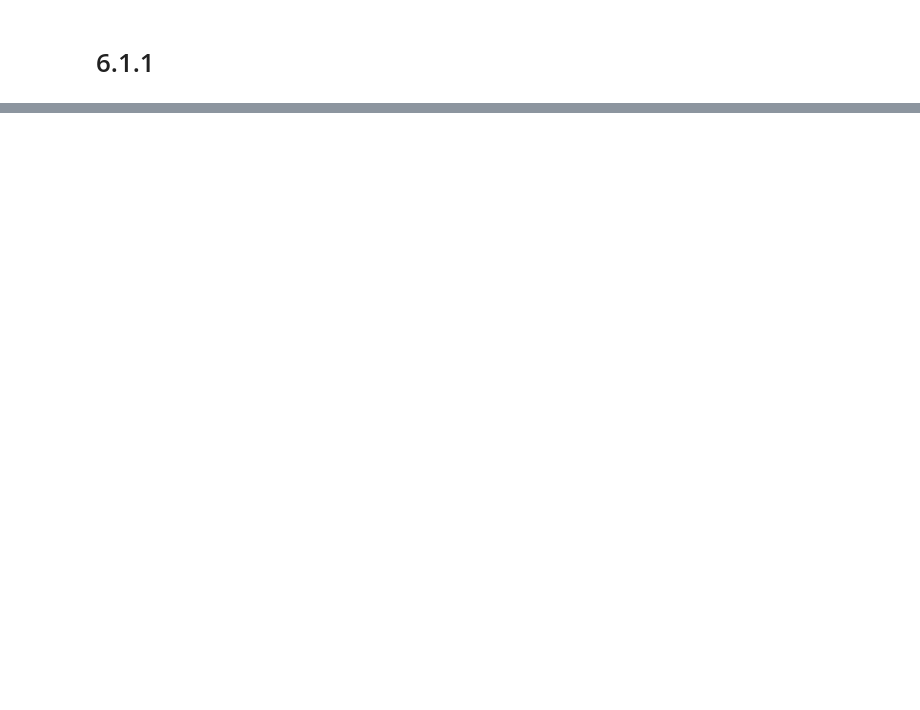
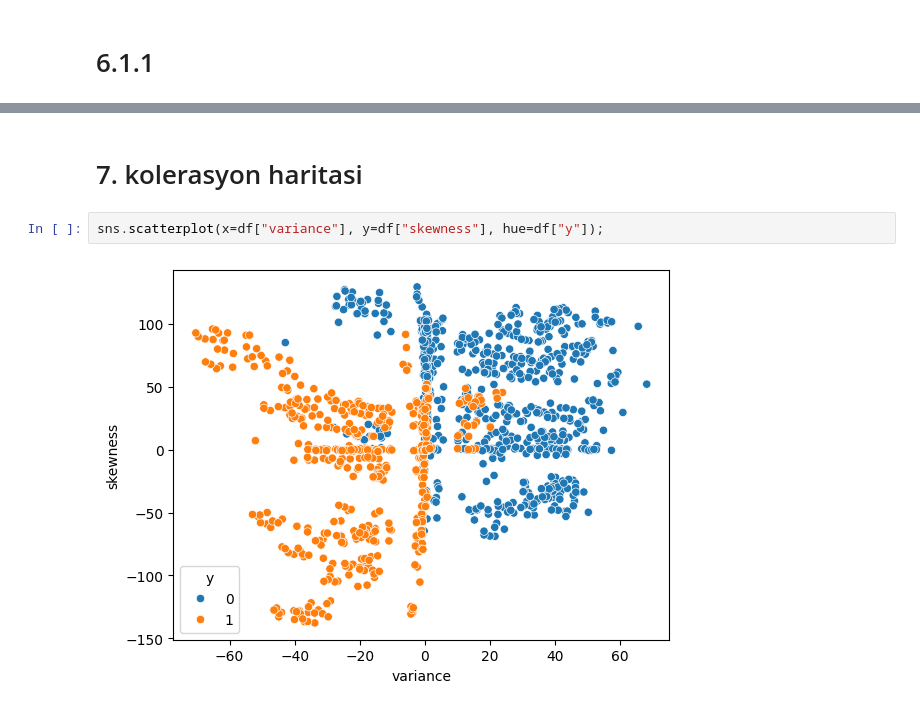
Before and after one commit to mfasahin/banknot_authentication, a Jupyter notebook: data_banknote.ipynb, the cells around one changed output, grey strips where cells are left out. Saved outputs shown, nothing was run; the diff lists cells and outputs as text; blank space fills up the shorter version.

```diff
--- a/data_banknote.ipynb
+++ b/data_banknote.ipynb
@@ -249,0 +209,6 @@ df["y"].value_counts().plot.barh().set_title("sonuc Değişkeninin Sınıf Freka
+# %% [markdown]
+# 7. kolerasyon haritasi
+# %%
+sns.scatterplot(x=df["variance"], y=df["skewness"], hue=df["y"]);
+# %% [output]
+[figure, added]
```
Also changed, not shown: parts of 48 cells of this notebook.
